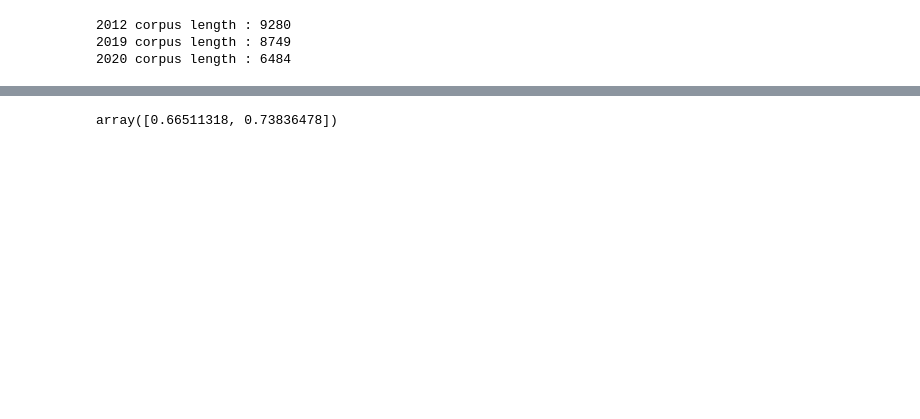
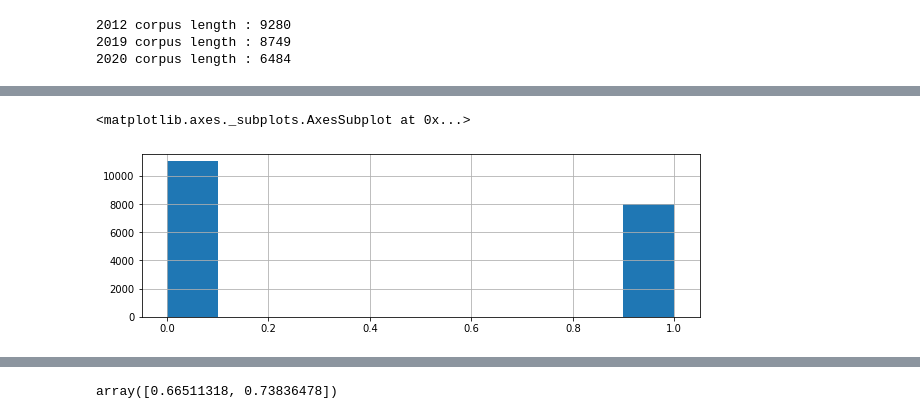
Before and after one commit to ChrisFJardine/Masterclass, a Jupyter notebook: CJardineAssignment3__NER.ipynb, the cells around one changed output, grey strips where cells are left out. Saved outputs shown, nothing was run; the diff lists cells and outputs as text; code cells hidden in the pictures; blank space fills up the shorter version.

```diff
--- a/CJardineAssignment3__NER.ipynb
+++ b/CJardineAssignment3__NER.ipynb
@@ -143 +163,8 @@ ml_data.loc[ml_data['compound'] > 0, 'good_news'] = 1
+# %%
+#check the distribution
+hist = ml_data['good_news']
+hist.hist()
+# %% [output]
+<matplotlib.axes._subplots.AxesSubplot at 0x...>
+[figure, added]
 # %%
```
Also changed, not shown: parts of 26 cells of this notebook.
